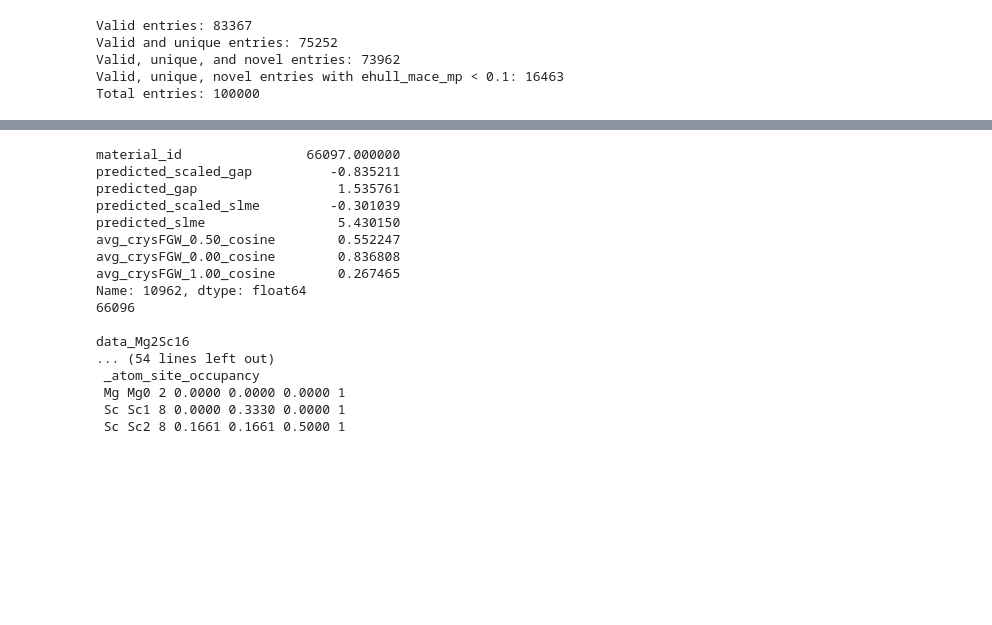
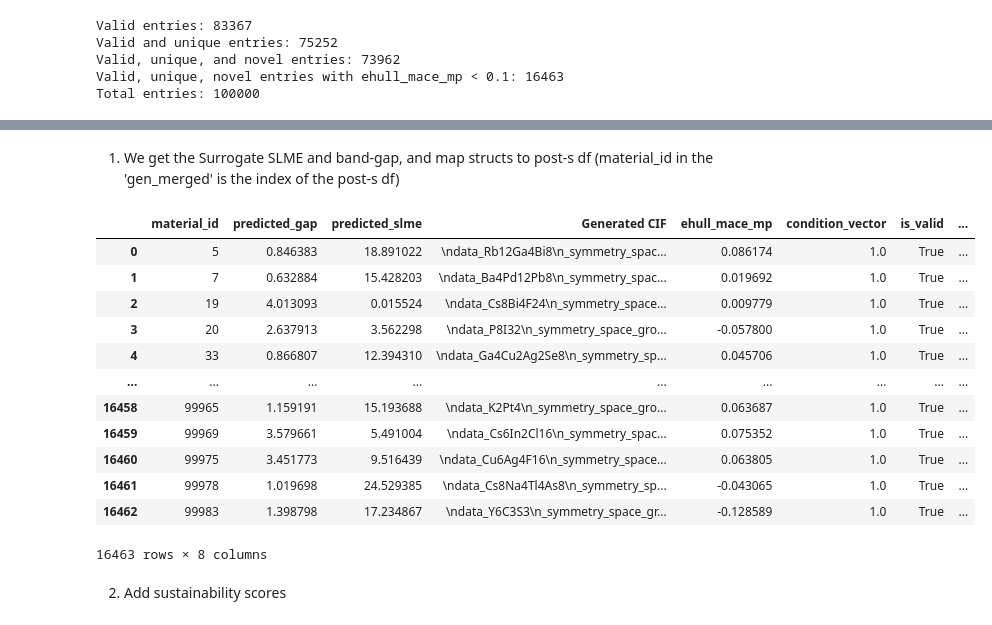
Before and after one commit to C-Bone-UCL/CrystaLLM-pi, a Jupyter notebook: notebooks/X_SLME.ipynb, the cells around one changed output, grey strips where cells are left out. Drawn from its saved outputs; the diff is of its cells as text; code cells hidden in the pictures; blank space fills up the shorter version.

```diff
--- a/notebooks/X_SLME.ipynb
+++ b/notebooks/X_SLME.ipynb
@@ -408,39 +194,23 @@ plt.show()
+# %% [markdown]
+1. We get the Surrogate SLME and band-gap, and map structs to post-s df (material_id in the 'gen_merged' is the index of the post-s df)
 # %%
 df = pd.read_parquet('_artifacts/slme/slme-PKV-opt_post-s.parquet')
+gen_merged = pd.read_parquet('_artifacts/slme/slme-PKV-opt_post-surrogate-metrics.parquet')
-# %%
-# Get the material_id from the best row in gen_merged
-best_row = gen_merged.loc[gen_merged['avg_crysFGW_0.00_cosine'].idxmax()]
-material_id = best_row['material_id']
-
-print(best_row)
-
-# Construct the full Material ID string
-search_id = int(material_id) - 1
-
-print(search_id)
-
-# Find the row in df with this Material ID and get its 'Generated CIF'
-# Material ID 1 is row 0, so get the first row's 'Generated CIF'
-generated_cif = df.iloc[search_id]['Generated CIF']
-print(generated_cif)
-
-# with open('top_fgw_0-00.cif', 'w') as f:
-#     f.write(generated_cif)
-# %% [output]
-material_id                66097.000000
-predicted_scaled_gap          -0.835211
-predicted_gap                  1.535761
-predicted_scaled_slme         -0.301039
-predicted_slme                 5.430150
-avg_crysFGW_0.50_cosine        0.552247
-avg_crysFGW_0.00_cosine        0.836808
-avg_crysFGW_1.00_cosine        0.267465
-Name: 10962, dtype: float64
-66096
-
-data_Mg2Sc16
-... (54 lines left out)
- _atom_site_occupancy
- Mg Mg0 2 0.0000 0.0000 0.0000 1
- Sc Sc1 8 0.0000 0.3330 0.0000 1
- Sc Sc2 8 0.1661 0.1661 0.5000 1
+# %%
+gen_merged
+# %% [output]
+|  | material_id | predicted_gap | predicted_slme | Generated CIF | ehull_mace_mp | condition_vector | is_valid | ... |
+| 0 | 5 | 0.846383 | 18.891022 | \ndata_Rb12Ga4Bi8\n_symmetry_spac... | 0.086174 | 1.0 | True | ... |
+| 1 | 7 | 0.632884 | 15.428203 | \ndata_Ba4Pd12Pb8\n_symmetry_spac... | 0.019692 | 1.0 | True | ... |
+| 2 | 19 | 4.013093 | 0.015524 | \ndata_Cs8Bi4F24\n_symmetry_space... | 0.009779 | 1.0 | True | ... |
+| 3 | 20 | 2.637913 | 3.562298 | \ndata_P8I32\n_symmetry_space_gro... | -0.057800 | 1.0 | True | ... |
+| 4 | 33 | 0.866807 | 12.394310 | \ndata_Ga4Cu2Ag2Se8\n_symmetry_sp... | 0.045706 | 1.0 | True | ... |
+| ... | ... | ... | ... | ... | ... | ... | ... | ... |
+| 16458 | 99965 | 1.159191 | 15.193688 | \ndata_K2Pt4\n_symmetry_space_gro... | 0.063687 | 1.0 | True | ... |
+| 16459 | 99969 | 3.579661 | 5.491004 | \ndata_Cs6In2Cl16\n_symmetry_spac... | 0.075352 | 1.0 | True | ... |
+| 16460 | 99975 | 3.451773 | 9.516439 | \ndata_Cu6Ag4F16\n_symmetry_space... | 0.063805 | 1.0 | True | ... |
+| 16461 | 99978 | 1.019698 | 24.529385 | \ndata_Cs8Na4Tl4As8\n_symmetry_sp... | -0.043065 | 1.0 | True | ... |
+| 16462 | 99983 | 1.398798 | 17.234867 | \ndata_Y6C3S3\n_symmetry_space_gr... | -0.128589 | 1.0 | True | ... |
+16463 rows × 8 columns
+# %% [markdown]
+2. Add sustainability scores
```
Also changed, not shown: parts of 22 cells of this notebook, 10 other files.
